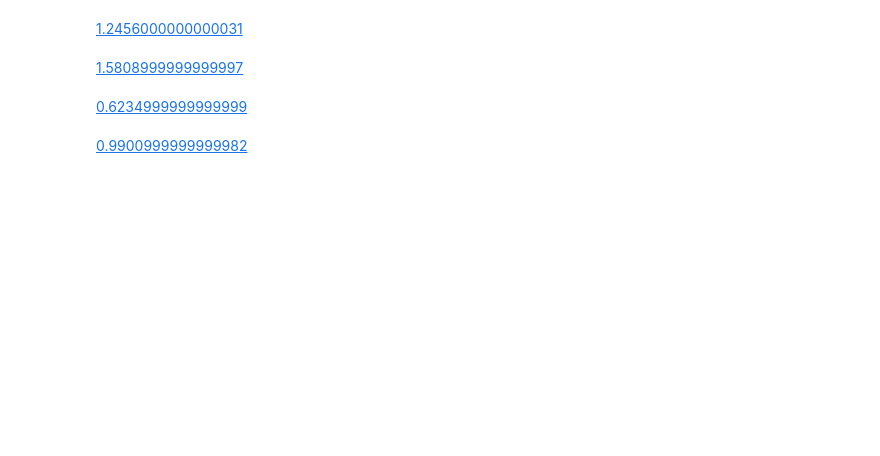
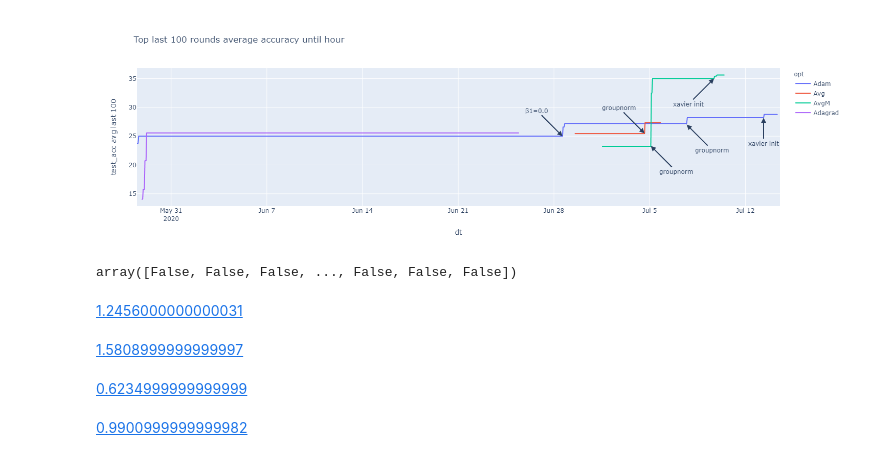
Before and after one commit to matech96/FederatedLighting, a Jupyter notebook: notebooks/server_side_opt_long.ipynb, the cells around one changed output. Saved outputs shown, nothing was run; the diff lists cells and outputs as text; code cells hidden in the pictures; blank space fills up the shorter version.

```diff
--- a/notebooks/server_side_opt_long.ipynb
+++ b/notebooks/server_side_opt_long.ipynb
@@ -62,15 +62,17 @@ import plotly.express as px
 # fig = px.line(df, y="test_acc", color='opt', title="Top last accuracy until day")
 # fig.show()
 
-fig = px.line(df, y="test_acc avg last 100", color='opt', title="Top last 100 rounds average accuracy until hour", hover_name='id')
+#[df.index > datetime.datetime(year=2020, month=6, day=27)]
+fig = px.line(df, y="test_acc avg last 100", color='opt', title="Top last 100 rounds average accuracy until hour", hover_name='id') #, width=1200, height=400)
 
-adam_not = [("β1=0.0", datetime.datetime(year=2020, month=6, day=28, hour=15), 25, -50, -50),
-            ("groupnorm",      datetime.datetime(year=2020, month=7, day=7, hour=17),  27,  50,  50)]
+adam_not = [("β1=0.0",      datetime.datetime(year=2020, month=6, day=28, hour=15), 25,  -50, -50),
+            ("groupnorm",   datetime.datetime(year=2020, month=7, day=7, hour=17),  27,   50,  50),
+            ("xavier init", datetime.datetime(year=2020, month=7, day=13, hour=8),  28.2,  0,  50)]
 
 avg_not = [("groupnorm", datetime.datetime(year=2020, month=7, day=4, hour=15), 25.5, -50, -50)]
 
-avgm_not = [("groupnorm",  datetime.datetime(year=2020, month=7, day=5, hour=2),  23.3, 50,  50),
-            ("keras init", datetime.datetime(year=2020, month=7, day=9, hour=17), 35,   -50, 50)]
+avgm_not = [("groupnorm",   datetime.datetime(year=2020, month=7, day=5, hour=2),  23.3, 50,  50),
+            ("xavier init", datetime.datetime(year=2020, month=7, day=9, hour=17), 35,   -50, 50)]
 
 for t, d, acc, ax, ay in adam_not + avg_not + avgm_not:
     fig.add_annotation(
@@ -84,4 +86,5 @@ for t, d, acc, ax, ay in adam_not + avg_not + avgm_not:
             ay=ay,
             )
 fig.show()
+# fig.write_image("avg100.svg")
 # %% [output]
@@ -90,3 +91,8 @@ fig.show()
+[figure, added]
+# %%
+df.index > datetime.datetime(year=2020, month=6, day=27)
+# %% [output]
+array([False, False, False, ..., False, False, False])
 # %%
 from IPython.core.display import HTML, display
 on = 'test_acc avg last 100'
```
Also changed, not shown: parts of 4 cells of this notebook, 2 other files.
